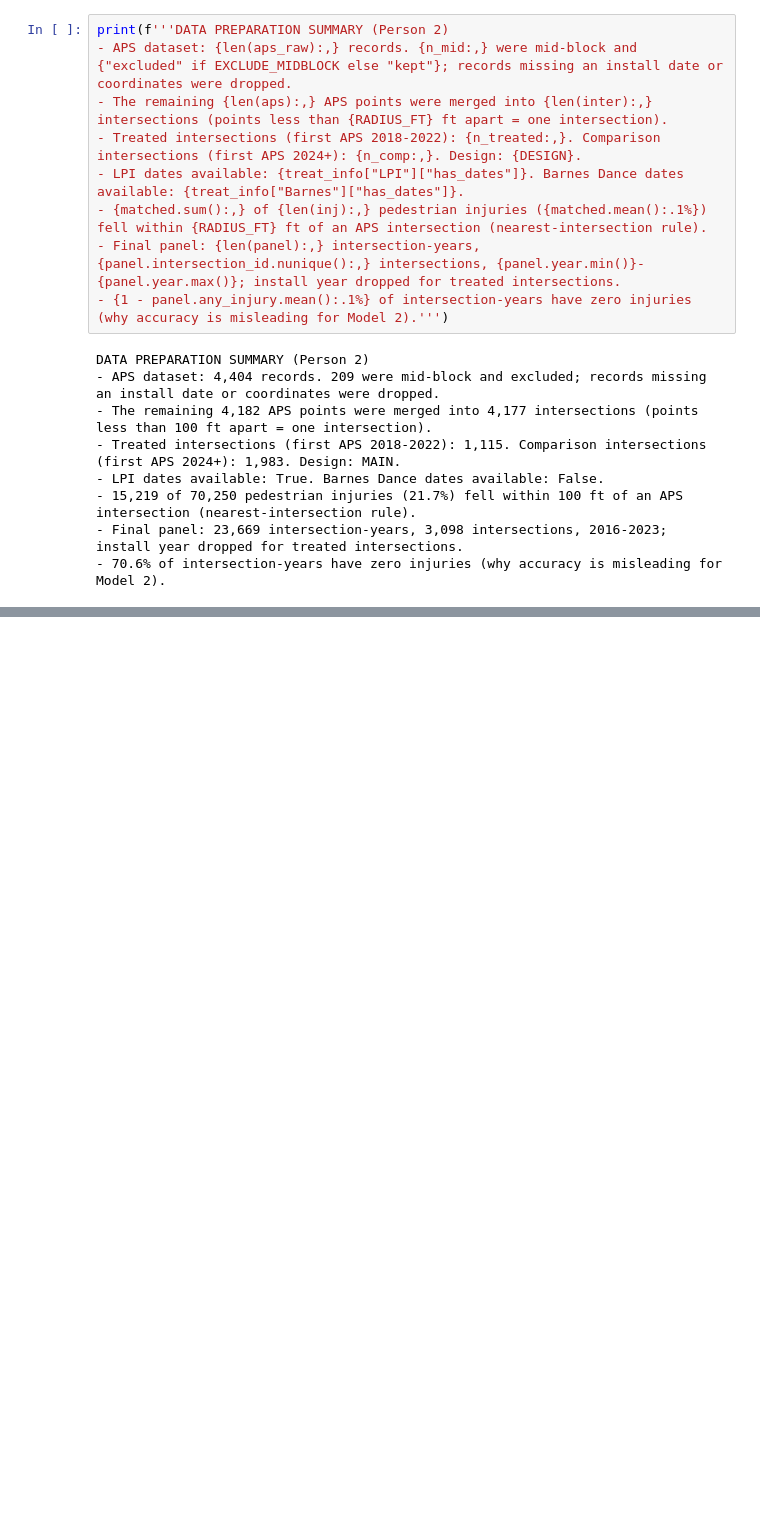
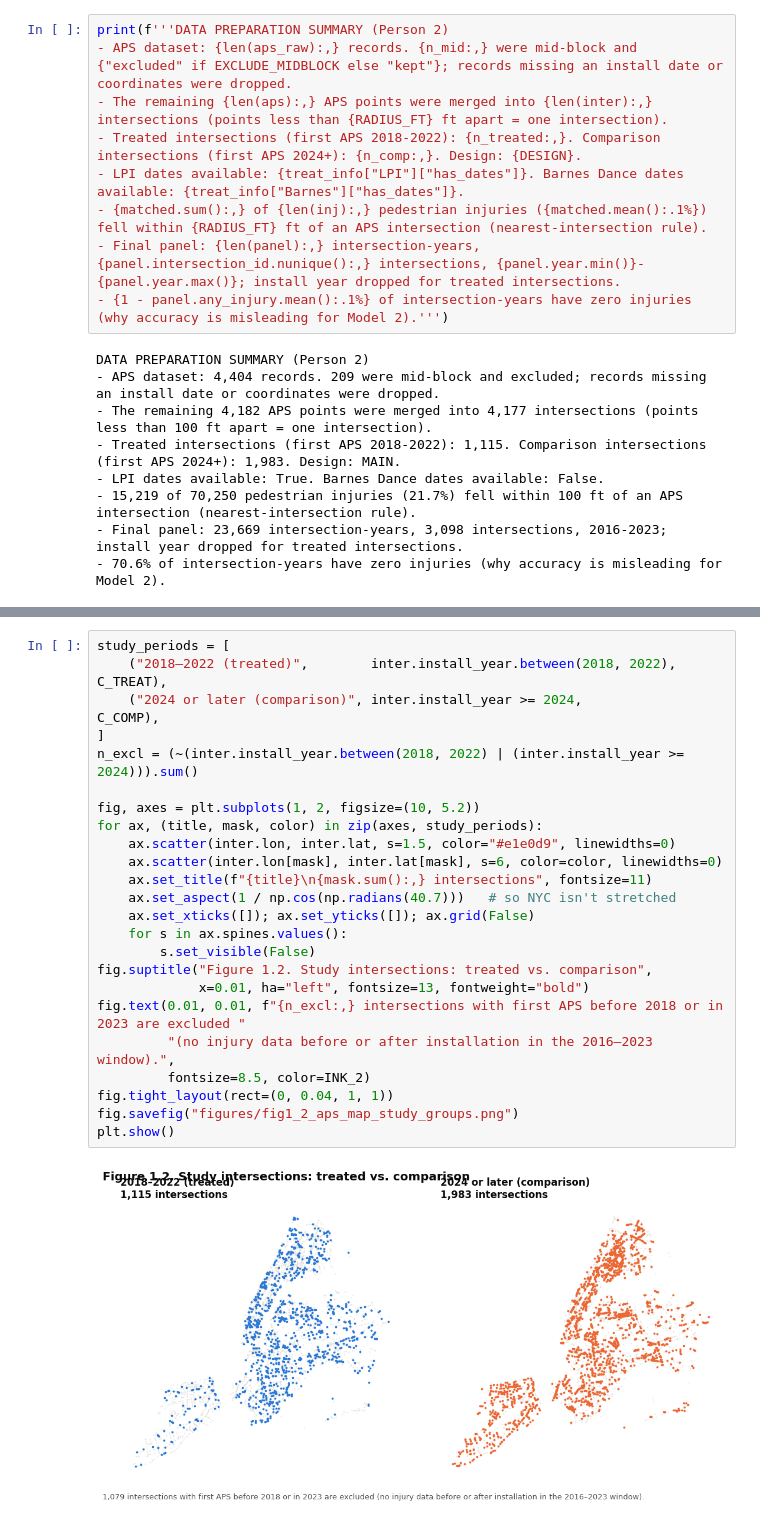
Before and after one commit to karunaav/iads-final-project, a Jupyter notebook: FINALPROJECT.ipynb, the cells around one changed output, grey strips where cells are left out. Drawn from its saved outputs; the diff is of its cells as text; blank space fills up the shorter version.

```diff
--- a/FINALPROJECT.ipynb
+++ b/FINALPROJECT.ipynb
@@ -730,0 +817,26 @@ DATA PREPARATION SUMMARY (Person 2)
+# %%
+study_periods = [
+    ("2018–2022 (treated)",        inter.install_year.between(2018, 2022), C_TREAT),
+    ("2024 or later (comparison)", inter.install_year >= 2024,             C_COMP),
+]
+n_excl = (~(inter.install_year.between(2018, 2022) | (inter.install_year >= 2024))).sum()
+
+fig, axes = plt.subplots(1, 2, figsize=(10, 5.2))
+for ax, (title, mask, color) in zip(axes, study_periods):
+    ax.scatter(inter.lon, inter.lat, s=1.5, color="#e1e0d9", linewidths=0)
+    ax.scatter(inter.lon[mask], inter.lat[mask], s=6, color=color, linewidths=0)
+    ax.set_title(f"{title}\n{mask.sum():,} intersections", fontsize=11)
+    ax.set_aspect(1 / np.cos(np.radians(40.7)))   # so NYC isn't stretched
+    ax.set_xticks([]); ax.set_yticks([]); ax.grid(False)
+    for s in ax.spines.values():
+        s.set_visible(False)
+fig.suptitle("Figure 1.2. Study intersections: treated vs. comparison",
+             x=0.01, ha="left", fontsize=13, fontweight="bold")
+fig.text(0.01, 0.01, f"{n_excl:,} intersections with first APS before 2018 or in 2023 are excluded "
+         "(no injury data before or after installation in the 2016–2023 window).",
+         fontsize=8.5, color=INK_2)
+fig.tight_layout(rect=(0, 0.04, 1, 1))
+fig.savefig("figures/fig1_2_aps_map_study_groups.png")
+plt.show()
+# %% [output]
+[figure, added]
```
Also changed, not shown: parts of 29 cells of this notebook.
